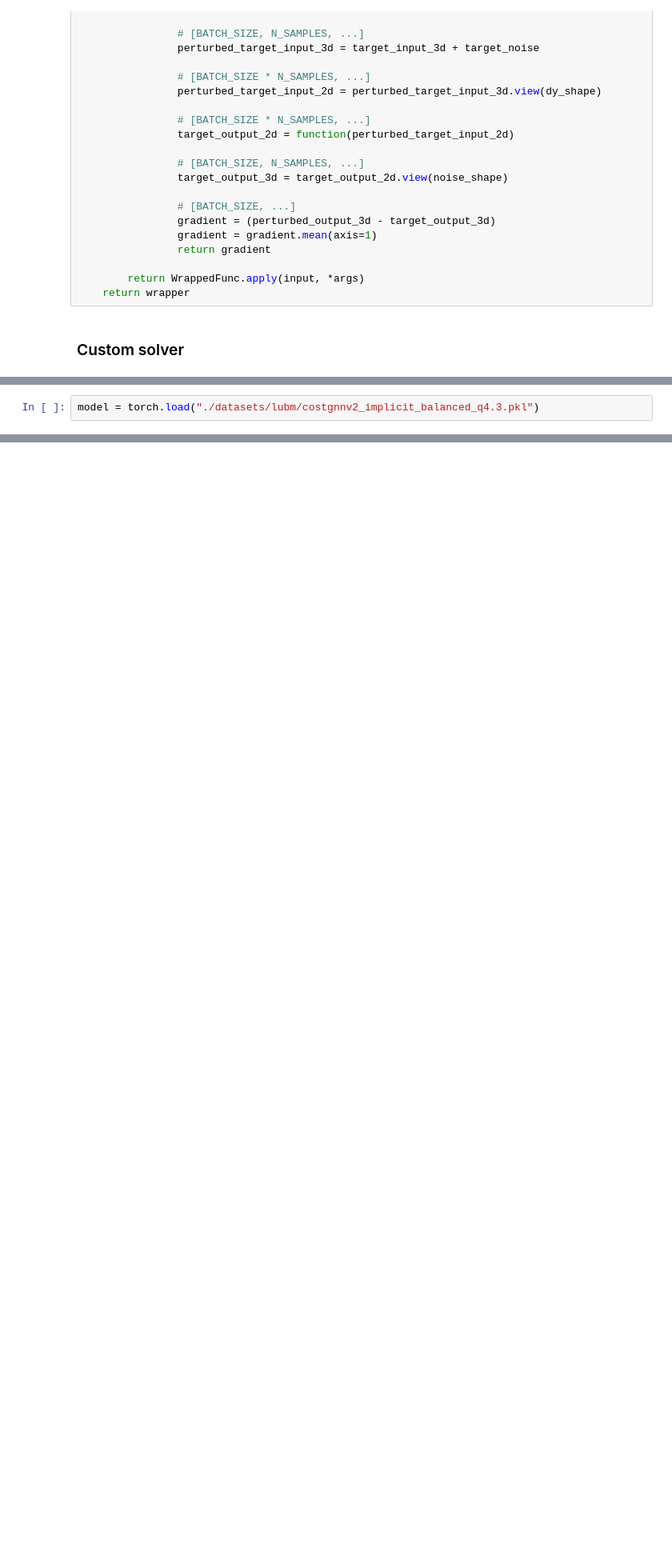
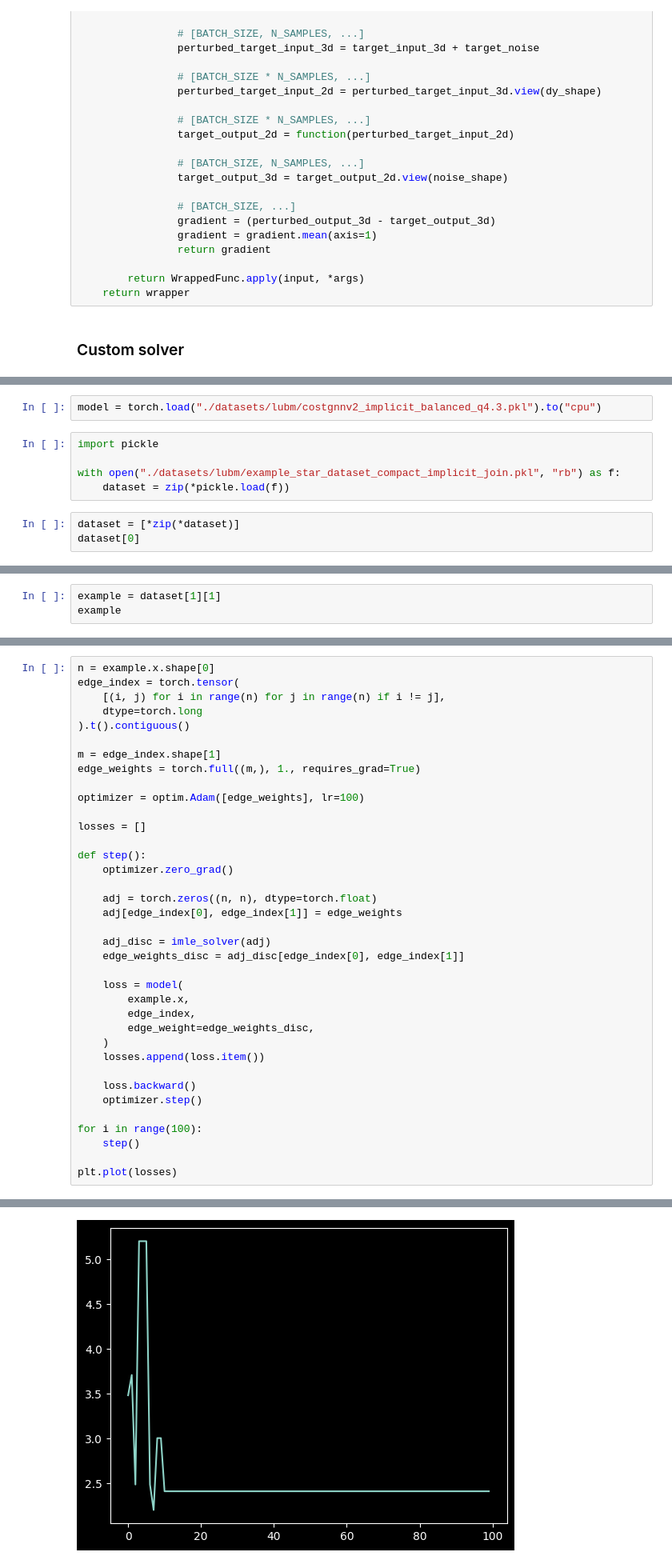
Before and after one commit to TimEricSchwabe/GBJOv2, a Jupyter notebook: implicit_join_model/imle_approach.ipynb, the cells around one changed output, grey strips where cells are left out. Shown: that part at 80% size. Saved outputs shown, nothing was run; the diff lists cells and outputs as text; blank space fills up the shorter version.

Commit message:
Somewhat working imle

```diff
--- a/implicit_join_model/imle_approach.ipynb
+++ b/implicit_join_model/imle_approach.ipynb
@@ -547,2 +576,10 @@ tensor([[0., 1., 0., 0., 0.],
 # %%
-model = torch.load("./datasets/lubm/costgnnv2_implicit_balanced_q4.3.pkl")
+model = torch.load("./datasets/lubm/costgnnv2_implicit_balanced_q4.3.pkl").to("cpu")
+# %%
+import pickle
+
+with open("./datasets/lubm/example_star_dataset_compact_implicit_join.pkl", "rb") as f:
+	dataset = zip(*pickle.load(f))
+# %%
+dataset = [*zip(*dataset)]
+dataset[0]
@@ -548,0 +596,3 @@ model = torch.load("./datasets/lubm/costgnnv2_implicit_balanced_q4.3.pkl")
+# %%
+example = dataset[1][1]
+example
@@ -548,0 +601,38 @@ model = torch.load("./datasets/lubm/costgnnv2_implicit_balanced_q4.3.pkl")
+# %%
+n = example.x.shape[0]
+edge_index = torch.tensor(
+    [(i, j) for i in range(n) for j in range(n) if i != j],
+    dtype=torch.long
+).t().contiguous()
+
+m = edge_index.shape[1]
+edge_weights = torch.full((m,), 1., requires_grad=True)
+
+optimizer = optim.Adam([edge_weights], lr=100)
+
+losses = []
+
+def step():
+	optimizer.zero_grad()
+
+	adj = torch.zeros((n, n), dtype=torch.float)
+	adj[edge_index[0], edge_index[1]] = edge_weights
+
+	adj_disc = imle_solver(adj)
+	edge_weights_disc = adj_disc[edge_index[0], edge_index[1]]
+
+	loss = model(
+		example.x,
+		edge_index,
+		edge_weight=edge_weights_disc,
+	)
+	losses.append(loss.item())
+
+	loss.backward()
+	optimizer.step()
+
+for i in range(100):
+	step()
+
+plt.plot(losses)
+# %% [output]
@@ -548,0 +640 @@ model = torch.load("./datasets/lubm/costgnnv2_implicit_balanced_q4.3.pkl")
+[figure, added]
```
Also changed, not shown: parts of 9 cells of this notebook, 2 other files.
